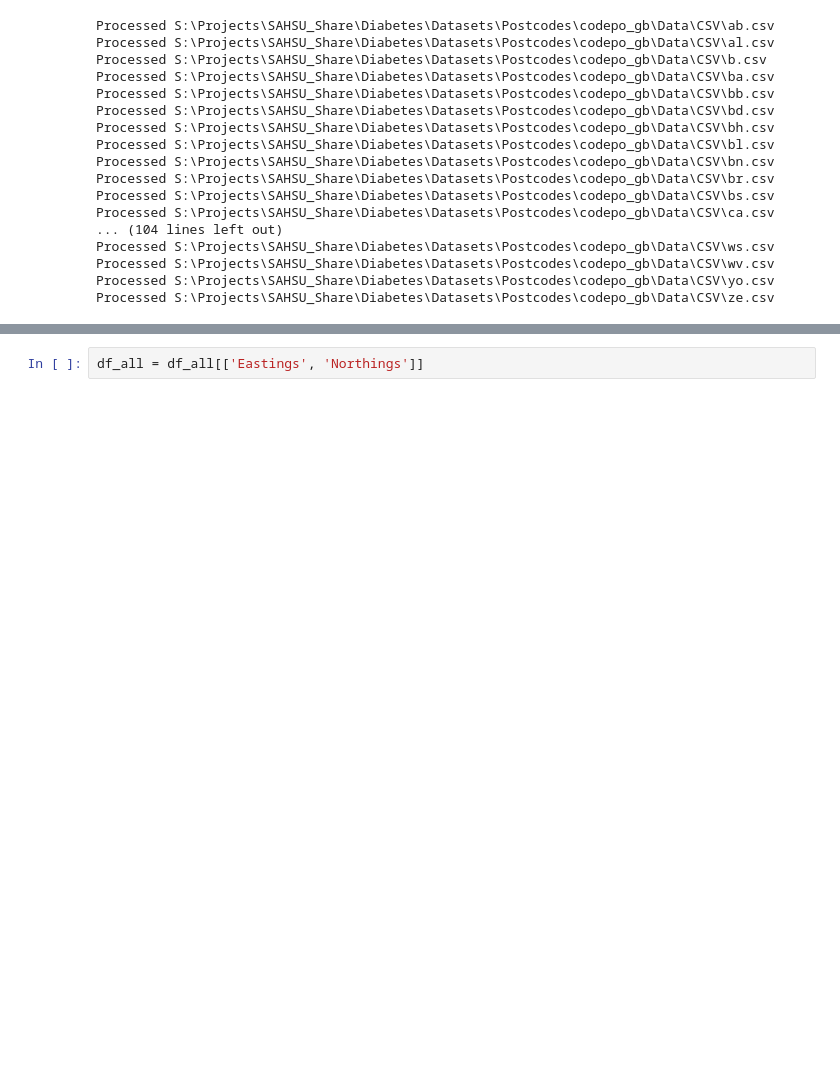
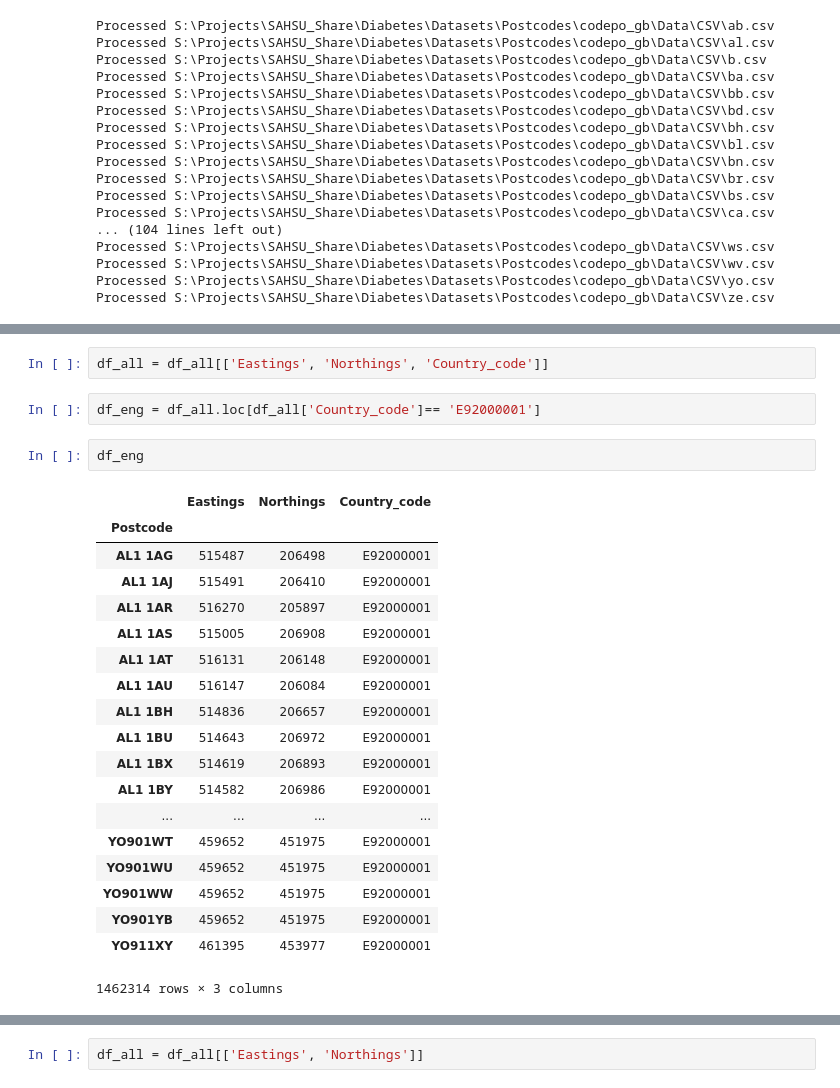
Before and after one commit to annalisasheehan/ICL_Diabetes, a Jupyter notebook: Postcodes.ipynb, the cells around one changed output, grey strips where cells are left out. Drawn from its saved outputs; the diff is of its cells as text; blank space fills up the shorter version.

```diff
--- a/Postcodes.ipynb
+++ b/Postcodes.ipynb
@@ -80,0 +103,26 @@ Processed S:\Projects\SAHSU_Share\Diabetes\Datasets\Postcodes\codepo_gb\Data\CSV
+# %%
+df_all = df_all[['Eastings', 'Northings', 'Country_code']]
+# %%
+df_eng = df_all.loc[df_all['Country_code']== 'E92000001']
+# %%
+df_eng
+# %% [output]
+|  | Eastings | Northings | Country_code |
+| Postcode |  |  |  |
+| AL1 1AG | 515487 | 206498 | E92000001 |
+| AL1 1AJ | 515491 | 206410 | E92000001 |
+| AL1 1AR | 516270 | 205897 | E92000001 |
+| AL1 1AS | 515005 | 206908 | E92000001 |
+| AL1 1AT | 516131 | 206148 | E92000001 |
+| AL1 1AU | 516147 | 206084 | E92000001 |
+| AL1 1BH | 514836 | 206657 | E92000001 |
+| AL1 1BU | 514643 | 206972 | E92000001 |
+| AL1 1BX | 514619 | 206893 | E92000001 |
+| AL1 1BY | 514582 | 206986 | E92000001 |
+| ... | ... | ... | ... |
+| YO901WT | 459652 | 451975 | E92000001 |
+| YO901WU | 459652 | 451975 | E92000001 |
+| YO901WW | 459652 | 451975 | E92000001 |
+| YO901YB | 459652 | 451975 | E92000001 |
+| YO911XY | 461395 | 453977 | E92000001 |
+1462314 rows × 3 columns
```
Also changed, not shown: parts of 8 cells of this notebook.
